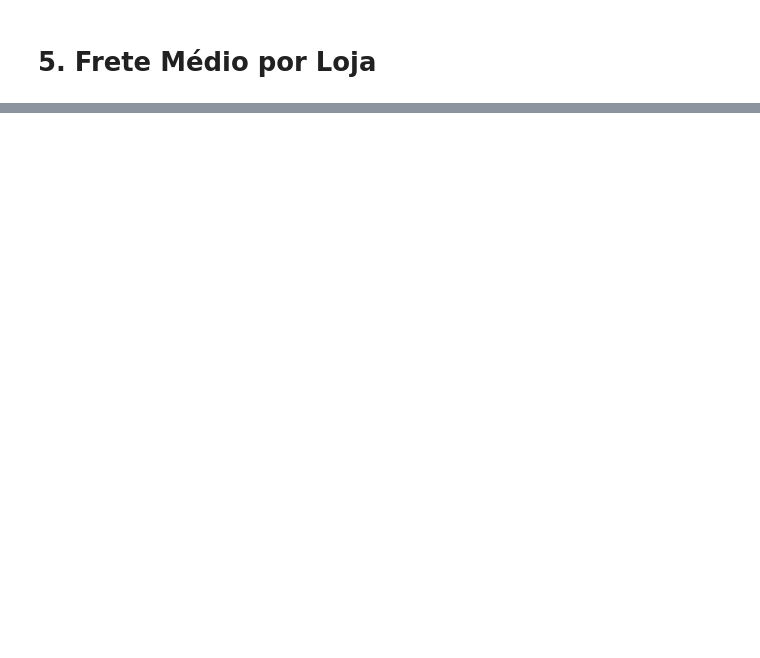
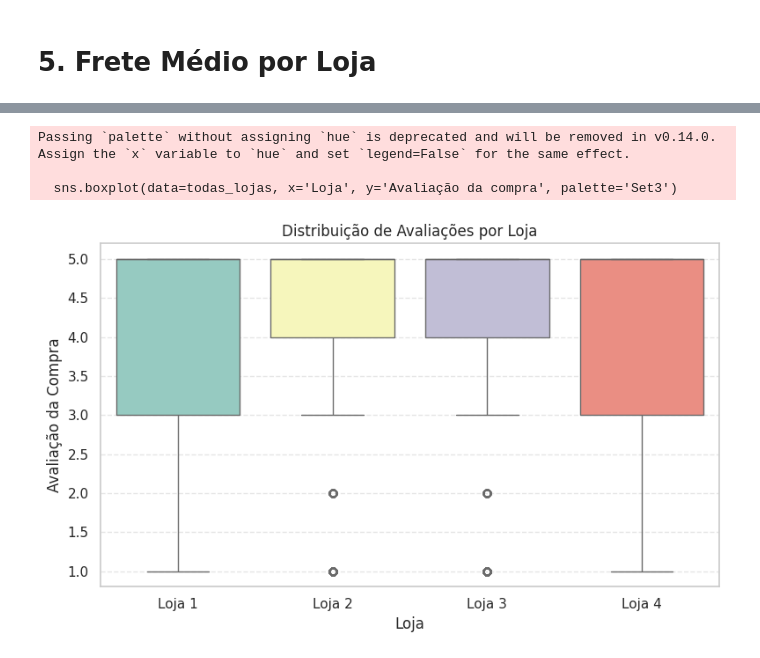
Before and after one commit to gabsrcha/Alura_Store_Analysis, a Jupyter notebook: AluraStoreBr.ipynb, the cells around one changed output, grey strips where cells are left out. Cells and saved outputs as stored; diff of their text form; code cells hidden in the pictures; blank space fills up the shorter version.

```diff
--- a/AluraStoreBr.ipynb
+++ b/AluraStoreBr.ipynb
@@ -323,0 +462,46 @@ A loja com a maior média de avaliação é a loja 3 com uma média de 4.05
+# %%
+import folium
+from folium.plugins import MarkerCluster
+
+m = folium.Map(location=[-14.2, -51.9], zoom_start=4)  # centro do Brasil
+
+cores = ['blue', 'green', 'red', 'purple']
+
+for i, loj in enumerate([loja, loja2, loja3, loja4]):
+    cluster = MarkerCluster().add_to(m)
+    for _, row in loj.iterrows():
+        folium.CircleMarker(
+            location=[row['lat'], row['lon']],
+            radius=4,
+            color=cores[i],
+            fill=True,
+            fill_opacity=0.6,
+            popup=f"Loja {i+1} - R${row['Preço']:.2f}"
+        ).add_to(cluster)
+
+m.save("mapa_lojas.html")
+# %%
+import pandas as pd
+import seaborn as sns
+import matplotlib.pyplot as plt
+
+lojas_modificadas = []
+
+for i, loj in enumerate([loja, loja2, loja3, loja4], 1):
+    loj['Loja'] = f'Loja {i}'  # Create a new column 'Loja' with the store number
+    lojas_modificadas.append(loj)
+
+todas_lojas = pd.concat(lojas_modificadas)
+
+plt.figure(figsize=(8, 5))
+sns.boxplot(data=todas_lojas, x='Loja', y='Avaliação da compra', palette='Set3')
+plt.title("Distribuição de Avaliações por Loja")
+plt.ylabel("Avaliação da Compra")
+plt.grid(axis='y', linestyle='--', alpha=0.5)
+plt.tight_layout()
+plt.show()
+# %% [output]
+Passing `palette` without assigning `hue` is deprecated and will be removed in v0.14.0. Assign the `x` variable to `hue` and set `legend=False` for the same effect.
+
+  sns.boxplot(data=todas_lojas, x='Loja', y='Avaliação da compra', palette='Set3')
+[figure, added]
```
Also changed, not shown: parts of 13 cells of this notebook.
